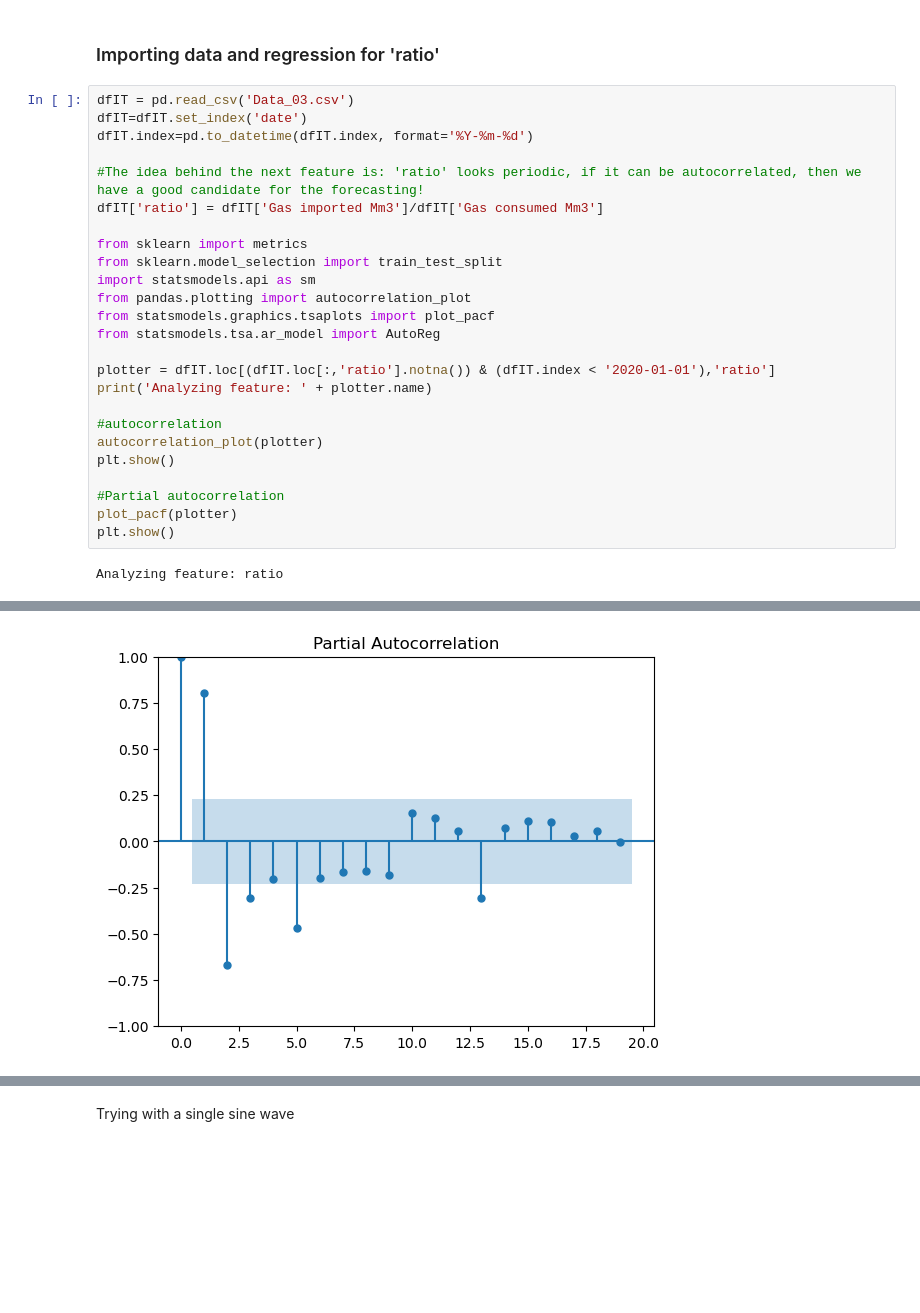
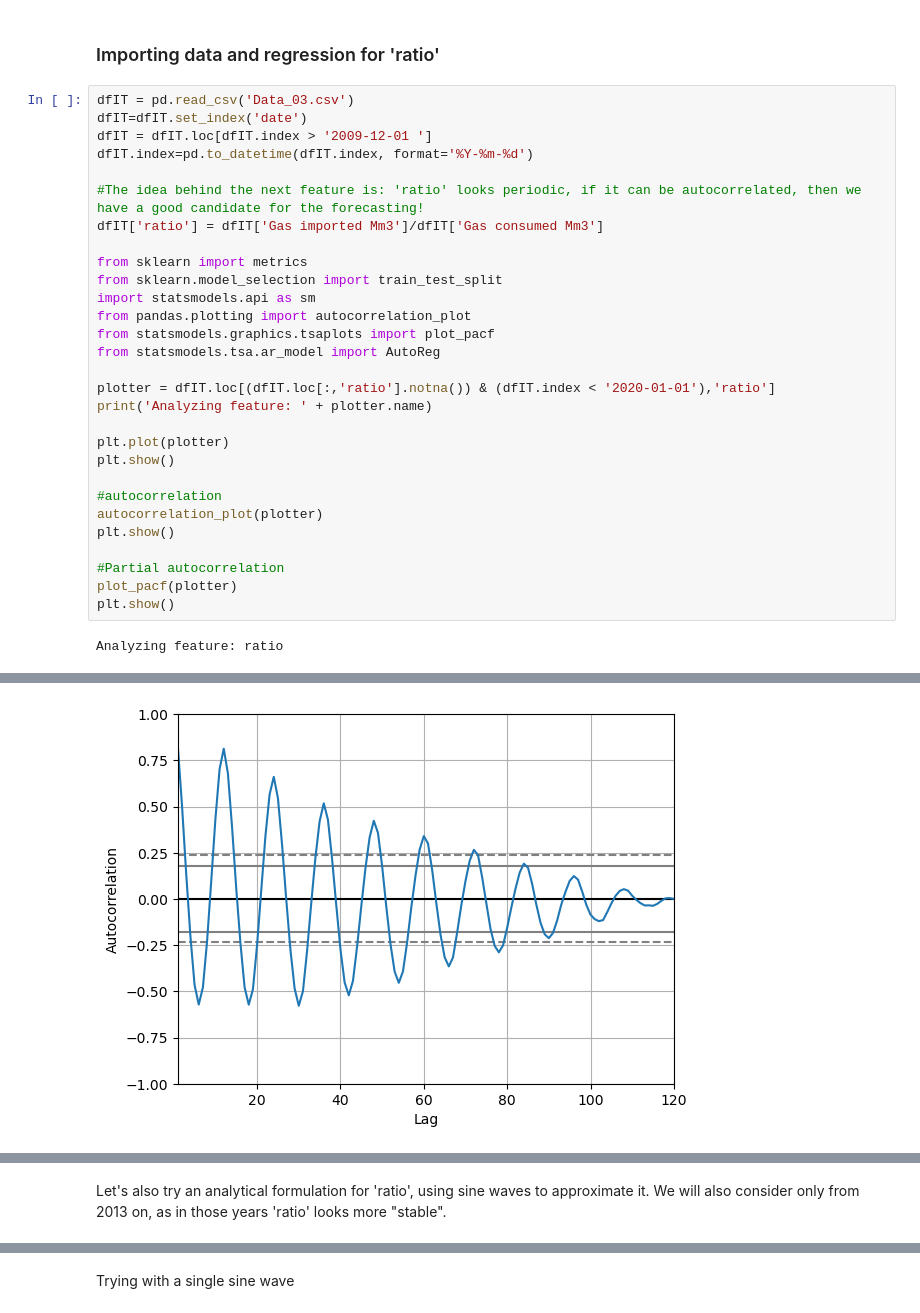
Before and after one commit to gaya22/Project_3_SEne, a Jupyter notebook: 04_feature_selection.ipynb, the cells around one changed output, grey strips where cells are left out. Drawn from its saved outputs; the diff is of its cells as text; blank space fills up the shorter version.

```diff
--- a/04_feature_selection.ipynb
+++ b/04_feature_selection.ipynb
@@ -18,6 +18,7 @@ From the previous analysis, we know that gas consumption and gas stocks are peri
 # %%
 dfIT = pd.read_csv('Data_03.csv')
 dfIT=dfIT.set_index('date')
+dfIT = dfIT.loc[dfIT.index > '2009-12-01 ']
 dfIT.index=pd.to_datetime(dfIT.index, format='%Y-%m-%d')
 
 #The idea behind the next feature is: 'ratio' looks periodic, if it can be autocorrelated, then we have a good candidate for the forecasting!
@@ -33,6 +34,9 @@ from statsmodels.tsa.ar_model import AutoReg
 plotter = dfIT.loc[(dfIT.loc[:,'ratio'].notna()) & (dfIT.index < '2020-01-01'),'ratio']
 print('Analyzing feature: ' + plotter.name)
 
+plt.plot(plotter)
+plt.show()
+
 #autocorrelation
 autocorrelation_plot(plotter)
 plt.show()
@@ -46 +50 @@ Analyzing feature: ratio
-[figure, old version]
+[figure, new version]
@@ -47,2 +52,4 @@ Analyzing feature: ratio
+# %% [markdown]
+Let's also try an analytical formulation for 'ratio', using sine waves to approximate it. We will also consider only from 2013 on, as in those years 'ratio' looks more "stable".
 # %%
 #Testing on itself
```
Also changed, not shown: parts of 10 cells of this notebook.
